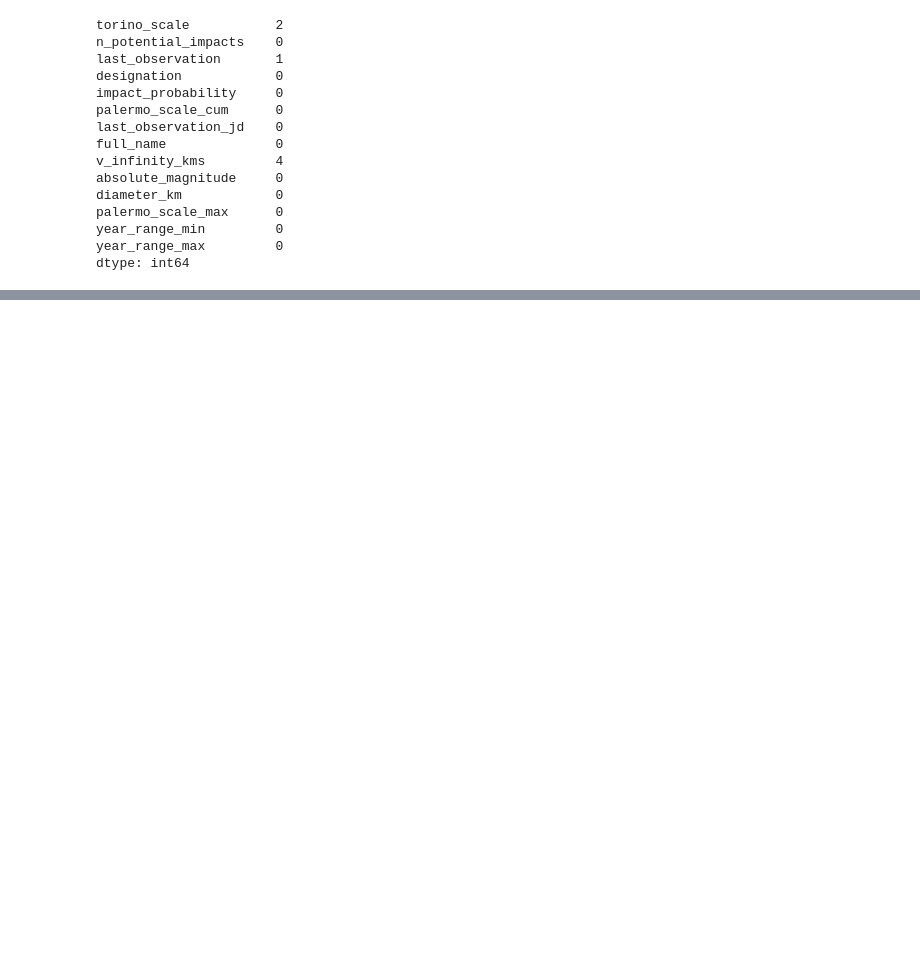
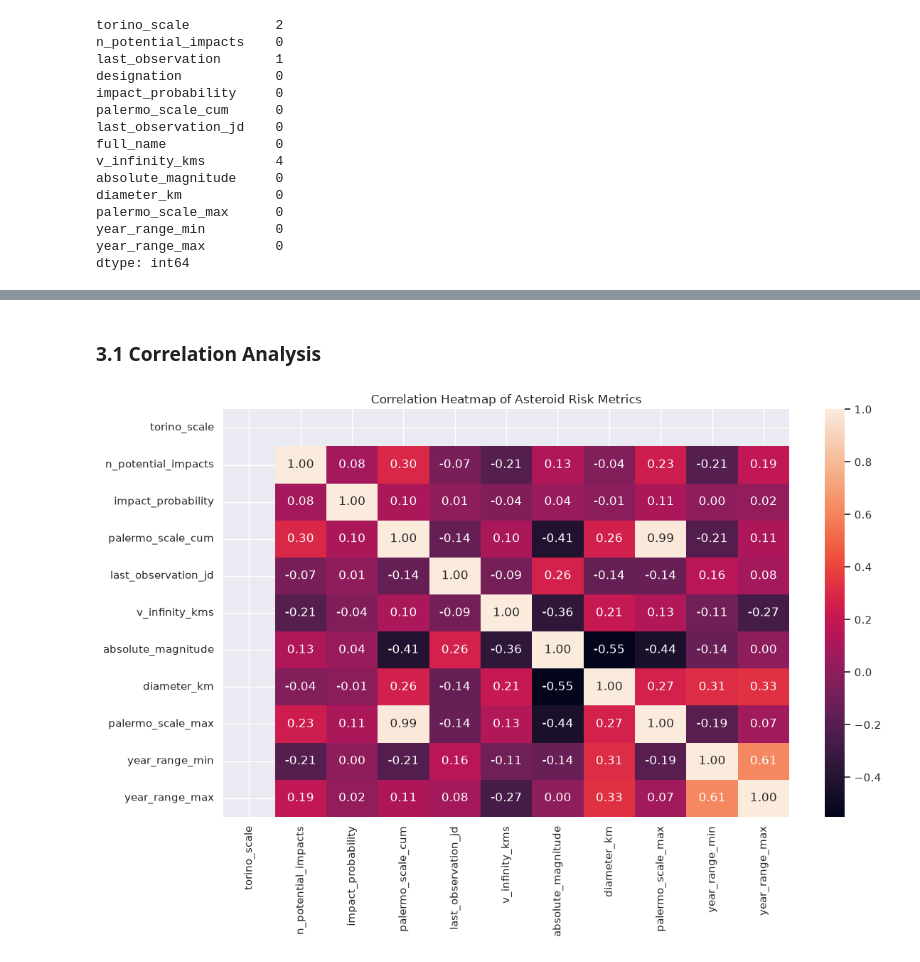
Before and after one commit to altamirano146080/software_development_ml_practice_1, a Jupyter notebook: notebooks/explore_dataset.ipynb, the cells around one changed output, grey strips where cells are left out. Saved outputs shown, nothing was run; the diff lists cells and outputs as text; code cells hidden in the pictures; blank space fills up the shorter version.

```diff
--- a/notebooks/explore_dataset.ipynb
+++ b/notebooks/explore_dataset.ipynb
@@ -25,4 +51,5 @@ I0000 00:00:1789324667.729264  148488 cudart_stub.cc:31] Could not find cuda dri
 # %%
-#!uv pip install datasets
-df = pd.read_parquet("hf://datasets/juliensimon/sentry-impact-risk/data/sentry_impact_risk.parquet")
+df = pd.read_parquet(
+    "hf://datasets/juliensimon/sentry-impact-risk/data/sentry_impact_risk.parquet"
+)
 df.head()
@@ -74,0 +137,18 @@ dtype: int64
+# %% [markdown]
+### 3.1 Correlation Analysis
+# %%
+numeric_cols = df.select_dtypes(include="number")
+
+plt.figure(figsize=(12, 8))
+
+sns.heatmap(
+    numeric_cols.corr(),
+    annot=True,
+    fmt=".2f",
+)
+
+plt.title("Correlation Heatmap of Asteroid Risk Metrics")
+plt.tight_layout()
+plt.show()
+# %% [output]
+[figure, added]
```
Also changed, not shown: parts of 50 cells of this notebook.
